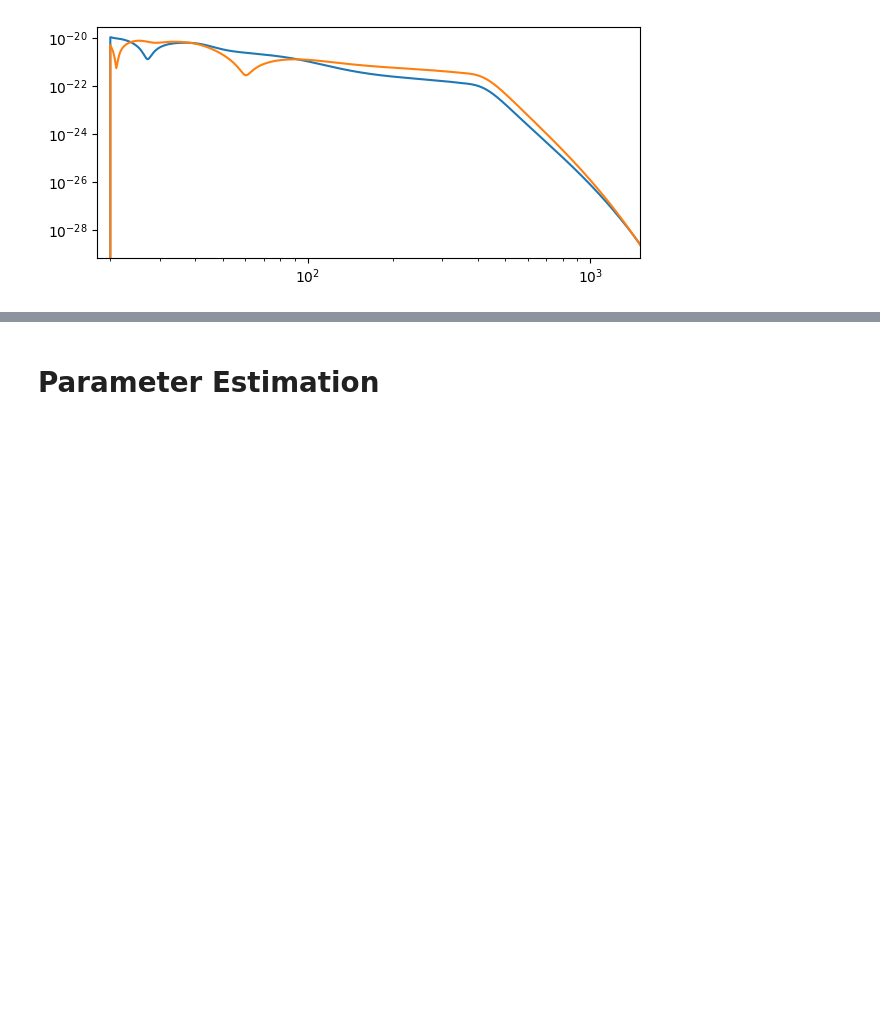
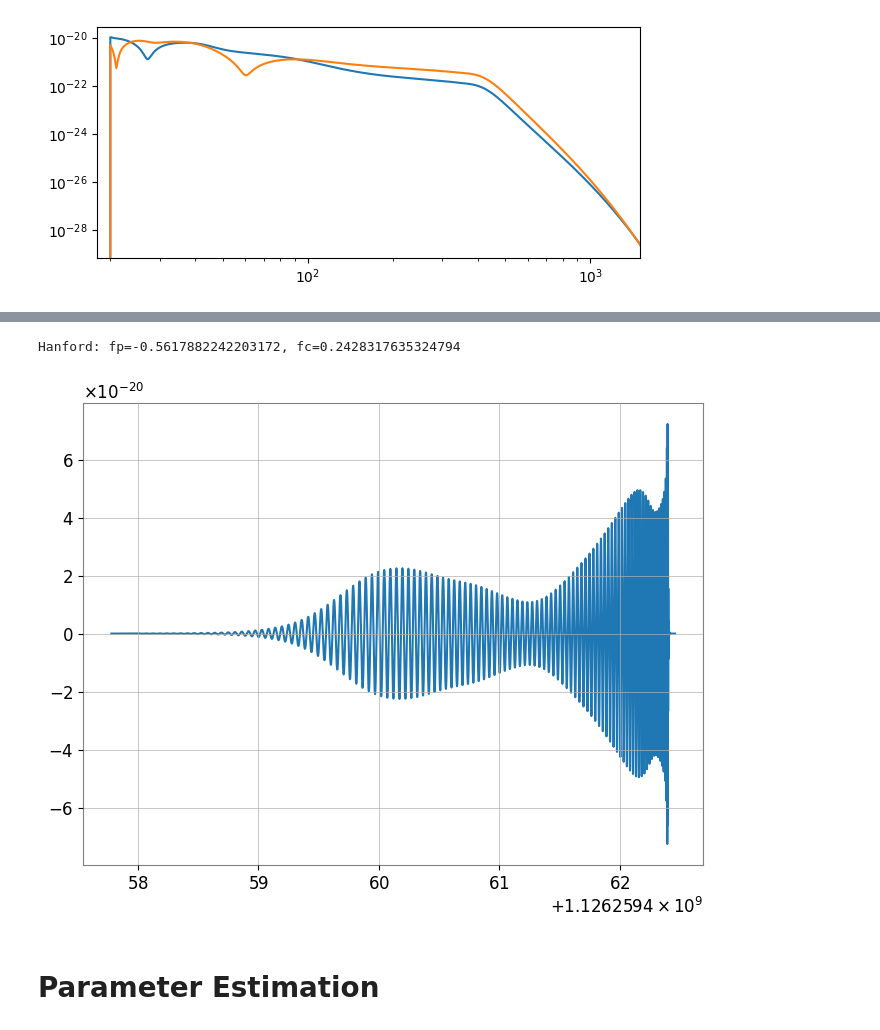
Before and after one commit to PatriciaSchmidt/AmplitudesTutorial, a Jupyter notebook: Amplitudes.ipynb, the cells around one changed output, grey strips where cells are left out. Drawn from its saved outputs; the diff is of its cells as text; code cells hidden in the pictures; blank space fills up the shorter version.

Commit message:
Adding example to project waveform onto detector

```diff
--- a/Amplitudes.ipynb
+++ b/Amplitudes.ipynb
@@ -248,3 +250,38 @@ plt.plot(hcP.sample_times, hcP);
+# %%
+# Projecting a waveform onto a GW detector, e.g. LIGO Hanford
+# To do this, we need to import the detector module in pycbc, which allows us to access the antenna pattern of a specific detector
+
+from pycbc.detector import Detector
+
+# We first initialise the detector:
+detH = Detector("H1")
+
+# Next we compute the antenna pattern weight for each detector, which depends on the sky locations (RA, DEC), the polarisation angle and the gps time.
+# NOTE: In this example I am using the gps time of GW150914 (as defined before), but you can use any time you want, and I picked arbitrary values for
+# the sky location and polarisation angle
+
+ra   = 1.7  # right ascension
+dec  = 0.6  # declination
+pol  = 0.56  # polarisation angle
+
+fpH, fcH = detH.antenna_pattern(ra, dec, pol, gps)
+print("Hanford: fp={}, fc={}".format(fpH, fcH))
+# %% [output]
+Hanford: fp=-0.5617882242203172, fc=0.2428317635324794
+# %%
+# The waveforms are constructed such that their peak occurs at t=0 (see above), hence we shift the time array to match our gps time:
+hpP.start_time += gps
+hcP.start_time += gps
+
+# We now construct the strain measured in each detector by convolving the polarisations with the antenna patterns
+htH = fpH * hpP + fcH * hcP
+# %%
+# Let's plot the associated strain observed in Hanford (zero noise):
+
+plt.figure(figsize=(8,6));
+plt.plot(htH.sample_times, htH.data);
+# %% [output]
+[figure, added]
 # %% [markdown]
 # **Parameter Estimation**
 # %%
```
Also changed, not shown: parts of 4 cells of this notebook.
